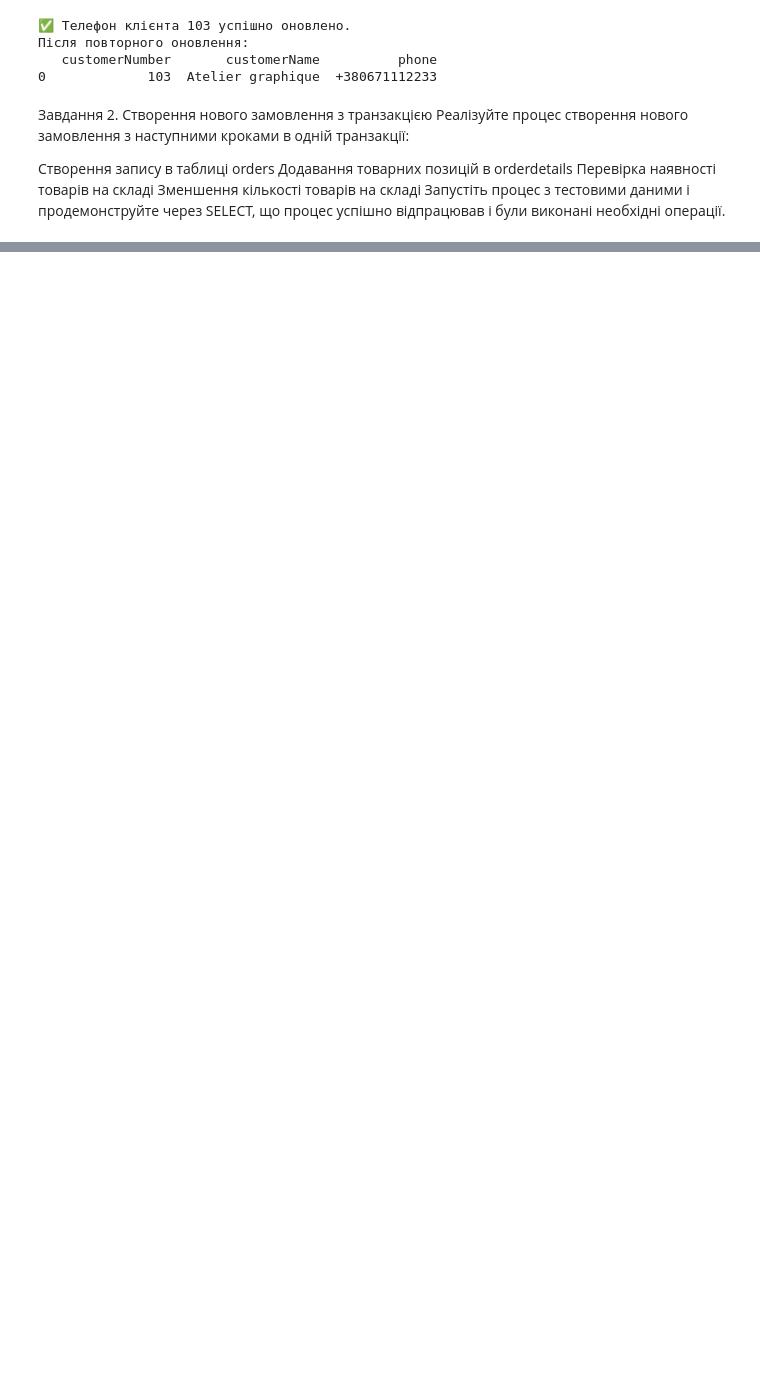
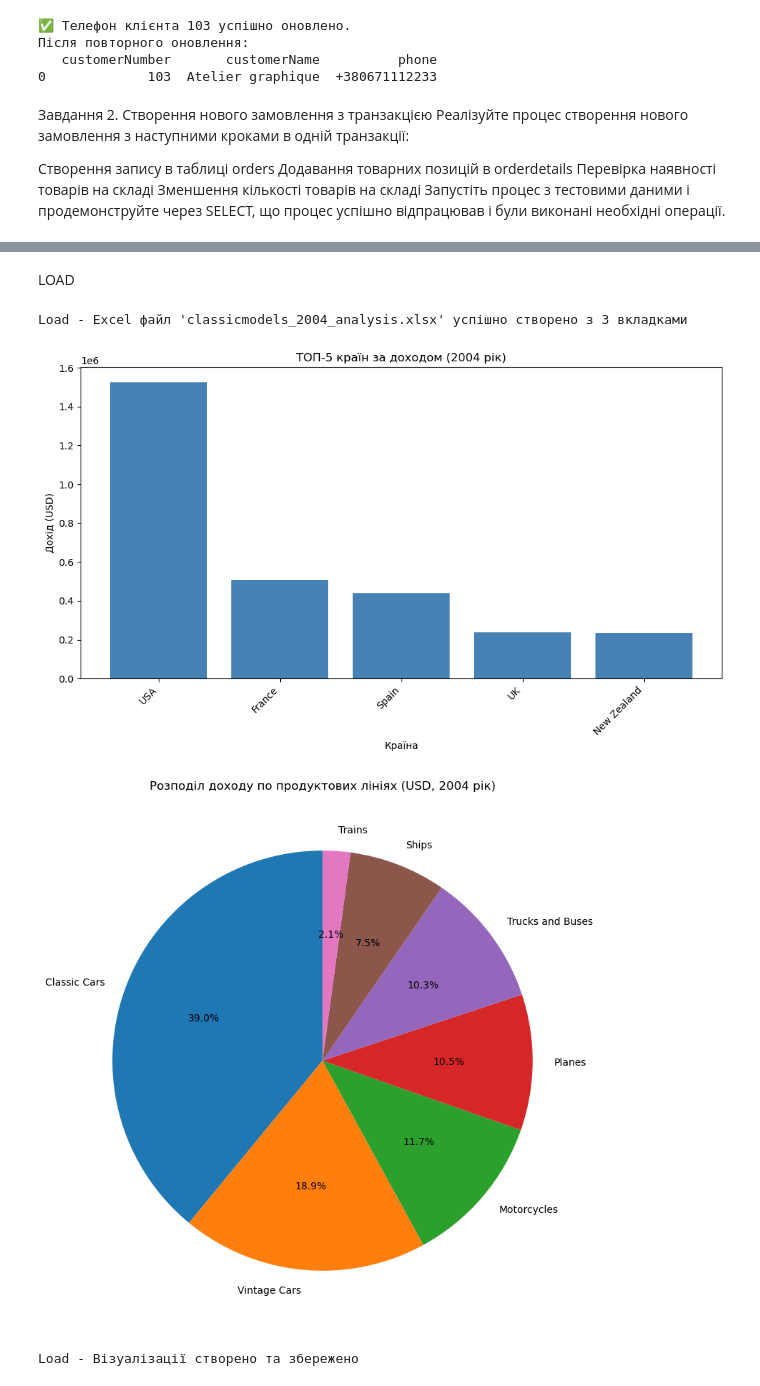
Before and after one commit to olblinova/python_for_ds_tasks-is-available, a Jupyter notebook: Інтеграція Python та SQL.ipynb, the cells around one changed output, grey strips where cells are left out. Cells and saved outputs as stored; diff of their text form; code cells hidden in the pictures; blank space fills up the shorter version.

```diff
--- a/Інтеграція Python та SQL.ipynb
+++ b/Інтеграція Python та SQL.ipynb
@@ -888,0 +1224,17 @@ print(stock_after_failed)
+# %%
+#Аналітика по продуктових лініях
+product_lines_analysis = df_sales.groupby('productLine').agg(
+    unique_orders=('orderNumber', 'nunique'),
+    total_revenue=('total_amount', 'sum'),
+    total_profit=('total_profit', 'sum'),
+    items_sold=('quantityOrdered', 'sum')
+).reset_index()
+
+product_lines_analysis['profit_margin_pct'] = (
+    product_lines_analysis['total_profit'] / product_lines_analysis['total_revenue'] * 100
+).round(2)
+
+product_lines_analysis = product_lines_analysis.sort_values('total_revenue', ascending=False).reset_index(drop=True)
+
+print("Transform - Аналітика по продуктових лініях:")
+product_lines_analysis
@@ -888,0 +1314,42 @@ print(stock_after_failed)
+# %% [markdown]
+LOAD
+# %%
+#Excel файл з трьома вкладками
+excel_path = 'classicmodels_2004_analysis.xlsx'
+
+with pd.ExcelWriter(excel_path, engine='openpyxl') as writer:
+    df_summary.to_excel(writer, sheet_name='Summary', index=False)
+    top_countries.to_excel(writer, sheet_name='Top_Countries', index=False)
+    product_lines_analysis.to_excel(writer, sheet_name='Product_Lines', index=False)
+
+print(f"Load - Excel файл '{excel_path}' успішно створено з 3 вкладками")
+# %% [output]
+Load - Excel файл 'classicmodels_2004_analysis.xlsx' успішно створено з 3 вкладками
+# %%
+# Графік 1: ТОП-5 країн за доходом
+plt.figure(figsize=(10, 6))
+plt.bar(top_countries['country'], top_countries['total_revenue'], color='steelblue')
+plt.title('ТОП-5 країн за доходом (2004 рік)')
+plt.xlabel('Країна')
+plt.ylabel('Дохід (USD)')
+plt.xticks(rotation=45, ha='right')
+plt.tight_layout()
+plt.savefig('top5_countries_revenue.png')
+plt.show()
+
+# Графік 2: Pie chart розподілу доходу по продуктових лініях
+plt.figure(figsize=(8, 8))
+plt.pie(product_lines_analysis['total_revenue'],
+        labels=product_lines_analysis['productLine'],
+        autopct='%1.1f%%', startangle=90)
+plt.title('Розподіл доходу по продуктових лініях (USD, 2004 рік)')
+plt.axis('equal')
+plt.tight_layout()
+plt.savefig('product_lines_distribution.png')
+plt.show()
+
+print("Load - Візуалізації створено та збережено")
+# %% [output]
+[figure, added]
+[figure, added]
+Load - Візуалізації створено та збережено
```
Also changed, not shown: parts of 30 cells of this notebook.
